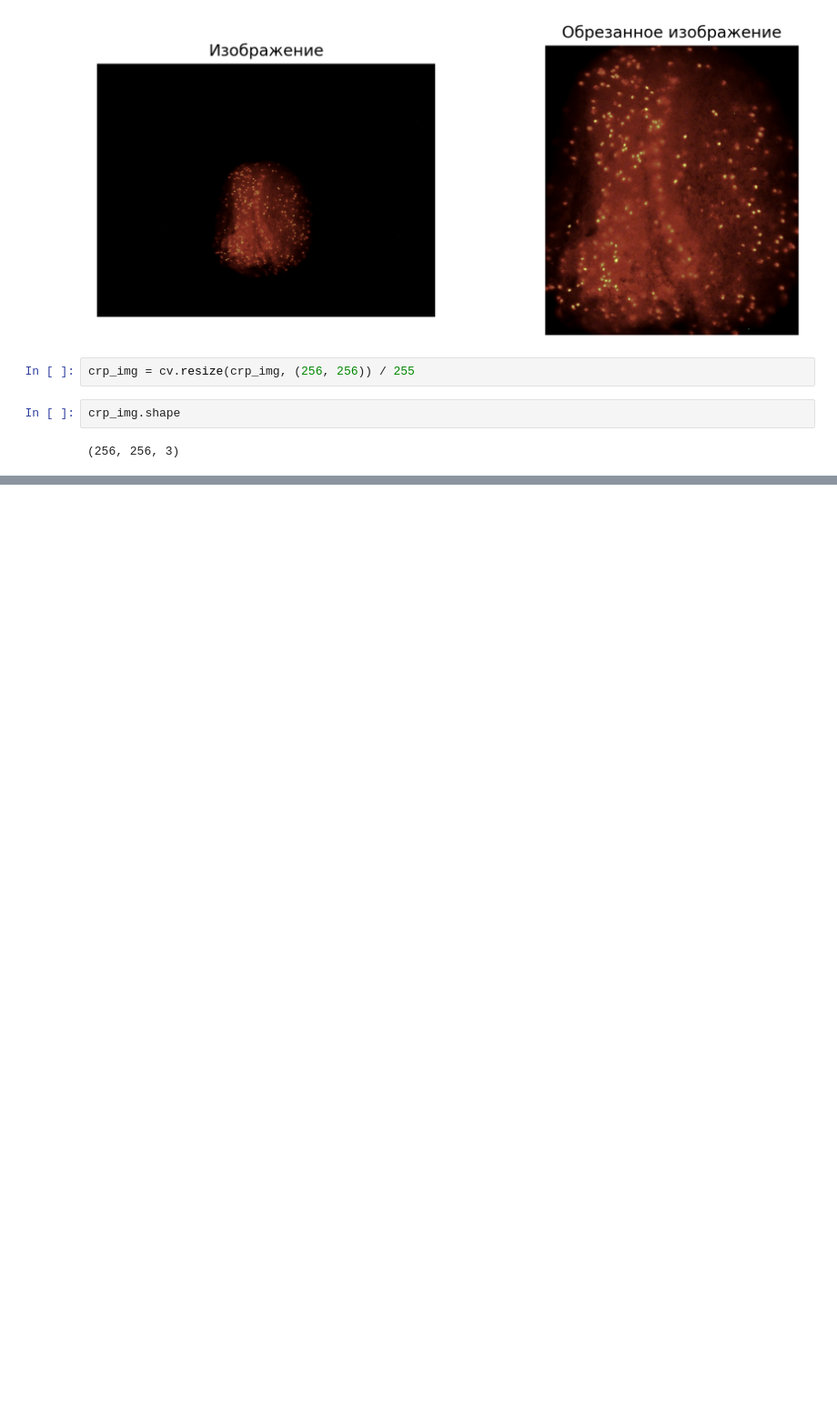
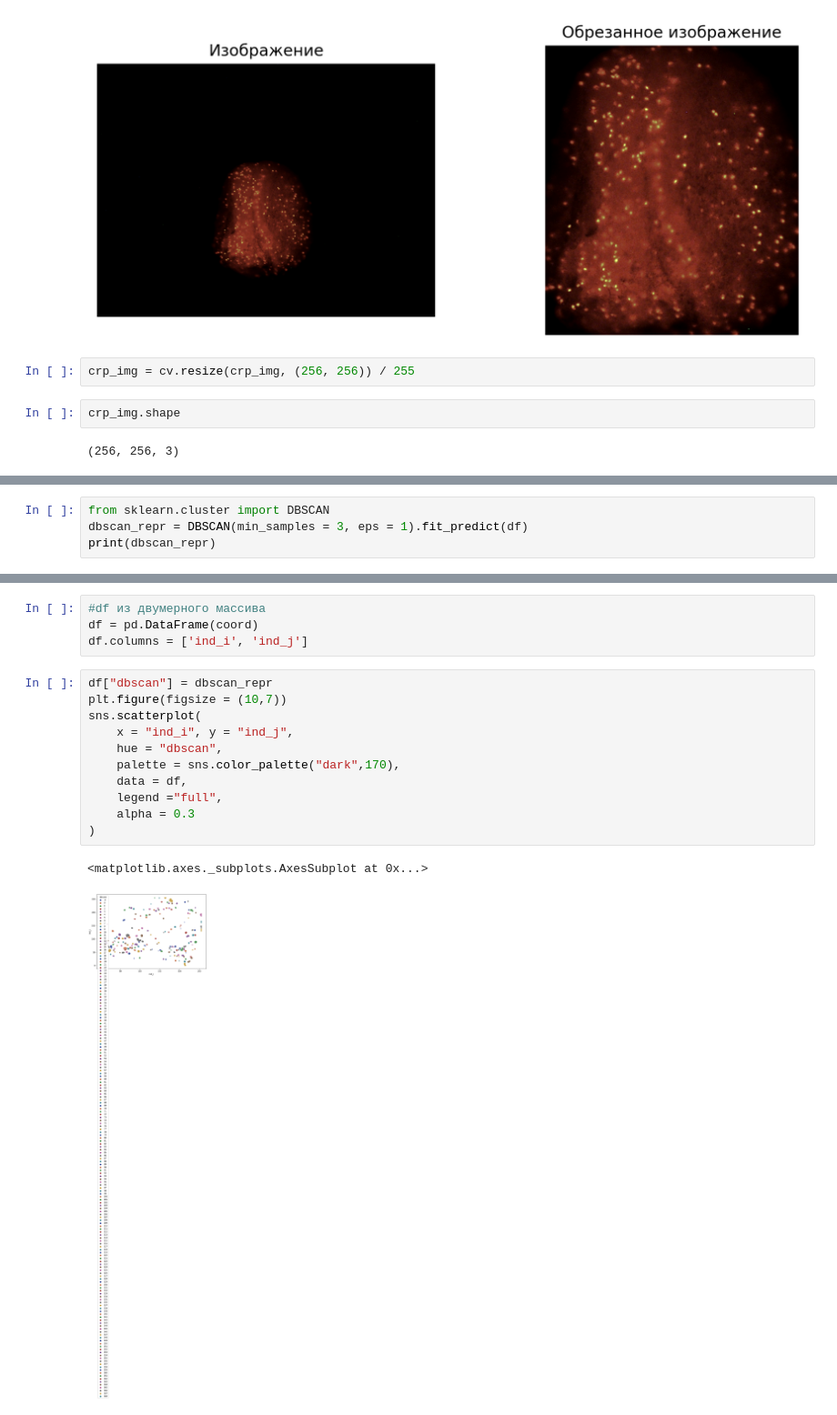
Before and after one commit to Sergei-Volkov/CellsCounter, a Jupyter notebook: NeuralNetworkTry.ipynb, the cells around one changed output, grey strips where cells are left out. Shown at 91% size. Cells and saved outputs as stored; diff of their text form; blank space fills up the shorter version.

```diff
--- a/NeuralNetworkTry.ipynb
+++ b/NeuralNetworkTry.ipynb
@@ -382,0 +475,4 @@ plt.imshow(model.predict(np.expand_dims(crp_img, 0))[0][..., 0], cmap='Greys')
+# %%
+from sklearn.cluster import DBSCAN
+dbscan_repr = DBSCAN(min_samples = 3, eps = 1).fit_predict(df)
+print(dbscan_repr)
@@ -382,0 +501,18 @@ plt.imshow(model.predict(np.expand_dims(crp_img, 0))[0][..., 0], cmap='Greys')
+# %%
+#df из двумерного массива
+df = pd.DataFrame(coord)
+df.columns = ['ind_i', 'ind_j']
+# %%
+df["dbscan"] = dbscan_repr
+plt.figure(figsize = (10,7))
+sns.scatterplot(
+    x = "ind_i", y = "ind_j",
+    hue = "dbscan",
+    palette = sns.color_palette("dark",170),
+    data = df,
+    legend ="full",
+    alpha = 0.3
+)
+# %% [output]
+<matplotlib.axes._subplots.AxesSubplot at 0x...>
+[figure, added]
```
Also changed, not shown: parts of 38 cells of this notebook.
